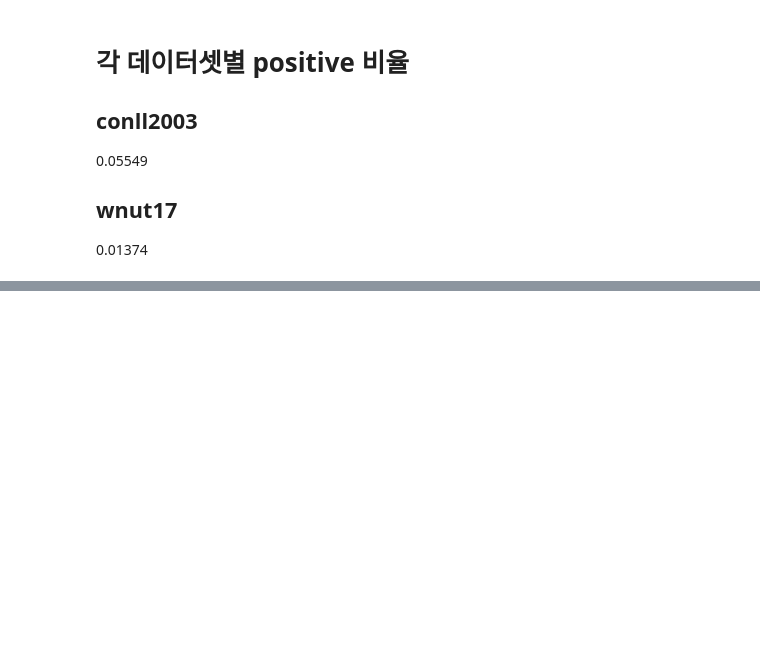
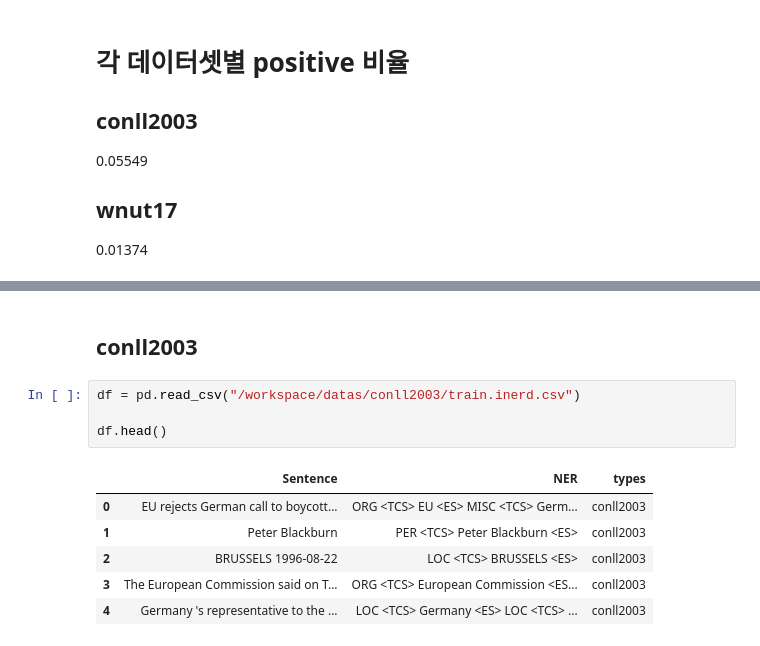
Before and after one commit to BlessingDev/NER-s2s, a Jupyter notebook: analysis/analysis1.ipynb, the cells around one changed output, grey strips where cells are left out. Drawn from its saved outputs; the diff is of its cells as text; blank space fills up the shorter version.

```diff
--- a/analysis/analysis1.ipynb
+++ b/analysis/analysis1.ipynb
@@ -304,0 +323,13 @@ np.int64(358908)
+# %% [markdown]
+## conll2003
+# %%
+df = pd.read_csv("/workspace/datas/conll2003/train.inerd.csv")
+
+df.head()
+# %% [output]
+|  | Sentence | NER | types |
+| 0 | EU rejects German call to boycott... | ORG <TCS> EU <ES> MISC <TCS> Germ... | conll2003 |
+| 1 | Peter Blackburn | PER <TCS> Peter Blackburn <ES> | conll2003 |
+| 2 | BRUSSELS 1996-08-22 | LOC <TCS> BRUSSELS <ES> | conll2003 |
+| 3 | The European Commission said on T... | ORG <TCS> European Commission <ES... | conll2003 |
+| 4 | Germany 's representative to the ... | LOC <TCS> Germany <ES> LOC <TCS> ... | conll2003 |
```
Also changed, not shown: parts of 70 cells of this notebook, 37 other files.
